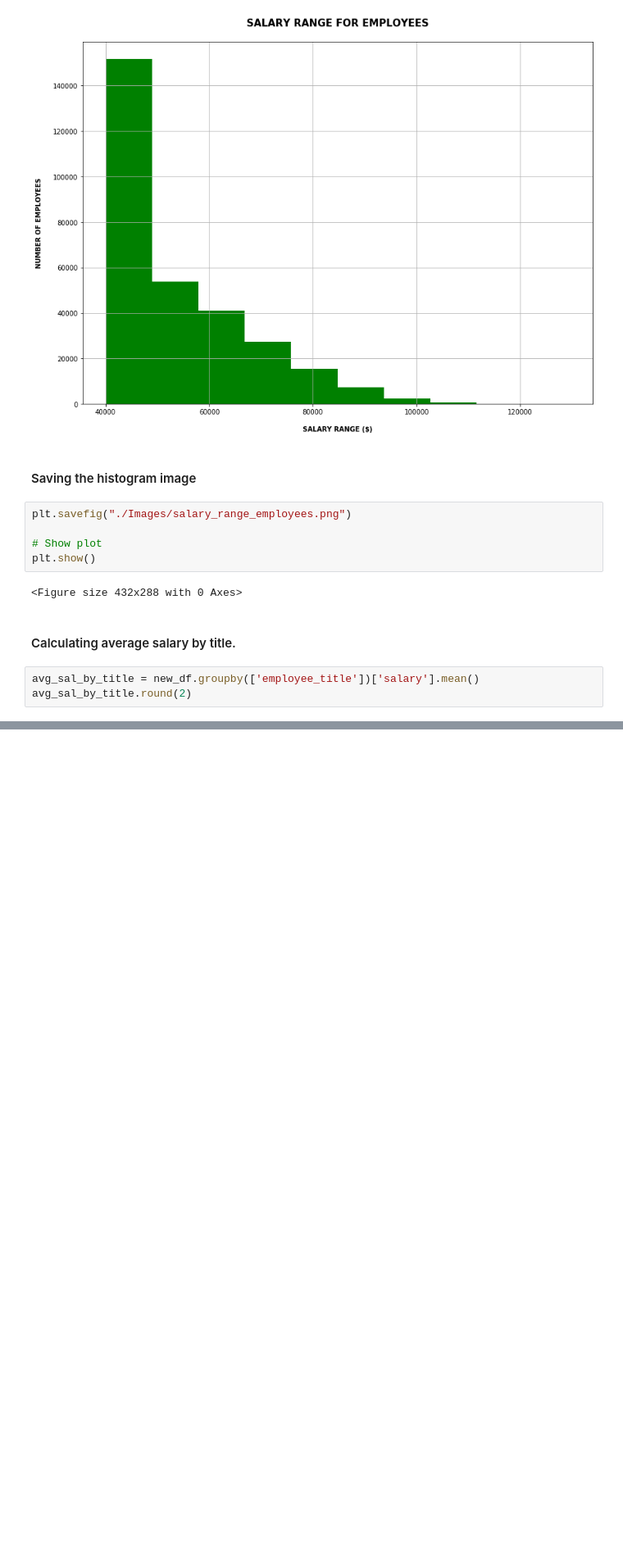
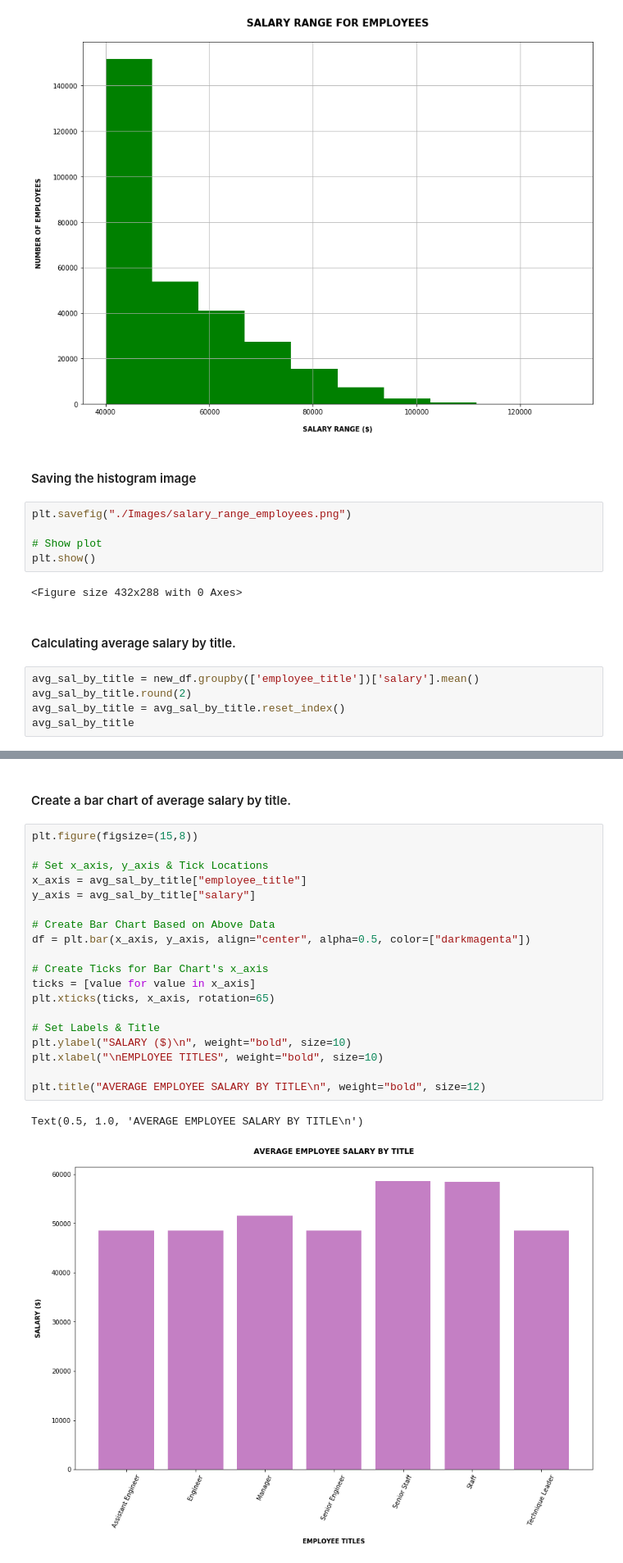
Before and after one commit to ShimsyV/sql-challenge, a Jupyter notebook: SQLpanda.ipynb, the cells around one changed output, grey strips where cells are left out. Shown at 82% size. Saved outputs shown, nothing was run; the diff lists cells and outputs as text; blank space fills up the shorter version.

Commit message:
Created a bar chart of average salary by title.

```diff
--- a/SQLpanda.ipynb
+++ b/SQLpanda.ipynb
@@ -159,4 +159,6 @@ plt.show()
 # %%
 avg_sal_by_title = new_df.groupby(['employee_title'])['salary'].mean()
 avg_sal_by_title.round(2)
+avg_sal_by_title = avg_sal_by_title.reset_index()
+avg_sal_by_title
 # %% [output]
@@ -171,0 +173,24 @@ Name: salary, dtype: float64
+# %% [markdown]
+#### Create a bar chart of average salary by title.
+# %%
+plt.figure(figsize=(15,8))
+
+# Set x_axis, y_axis & Tick Locations
+x_axis = avg_sal_by_title["employee_title"]
+y_axis = avg_sal_by_title["salary"]
+
+# Create Bar Chart Based on Above Data
+df = plt.bar(x_axis, y_axis, align="center", alpha=0.5, color=["darkmagenta"])
+
+# Create Ticks for Bar Chart's x_axis
+ticks = [value for value in x_axis]
+plt.xticks(ticks, x_axis, rotation=65)
+
+# Set Labels & Title
+plt.ylabel("SALARY ($)\n", weight="bold", size=10)
+plt.xlabel("\nEMPLOYEE TITLES", weight="bold", size=10)
+
+plt.title("AVERAGE EMPLOYEE SALARY BY TITLE\n", weight="bold", size=12)
+# %% [output]
+Text(0.5, 1.0, 'AVERAGE EMPLOYEE SALARY BY TITLE\n')
+[figure, added]
```
Also changed, not shown: parts of 1 cell of this notebook.
